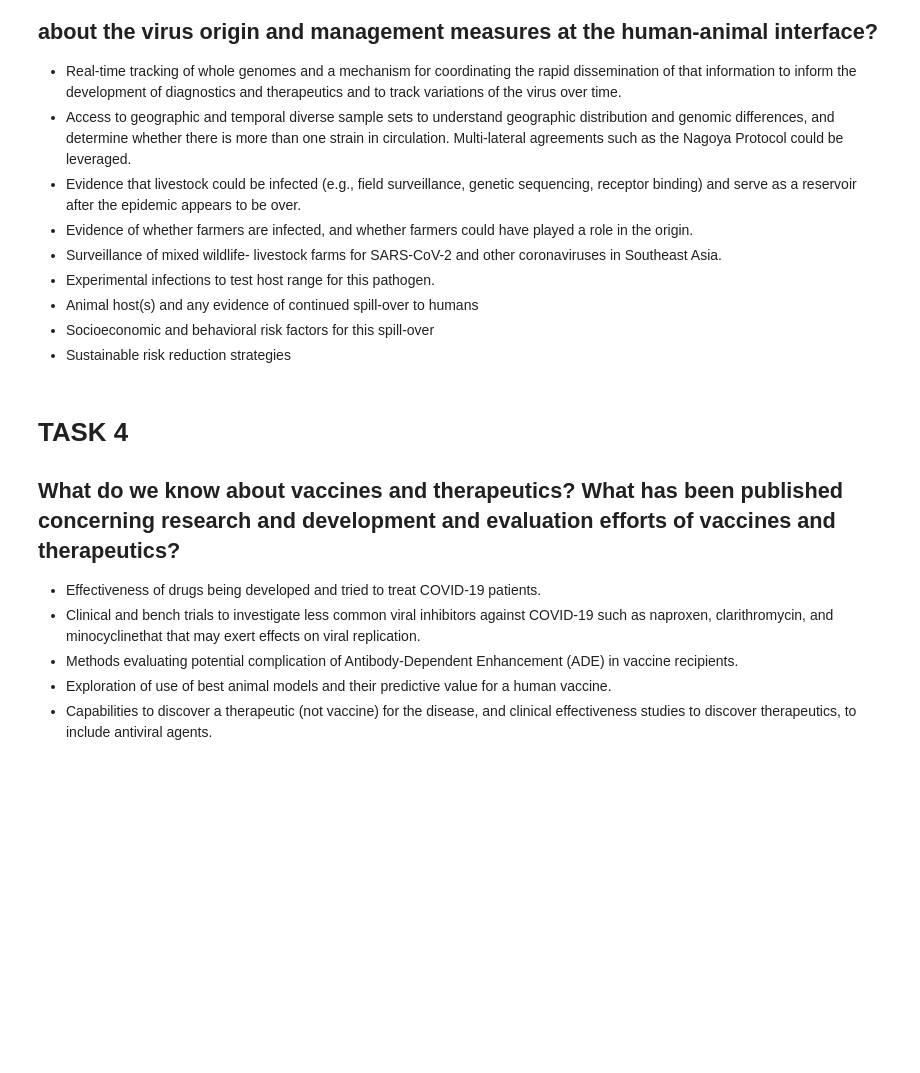
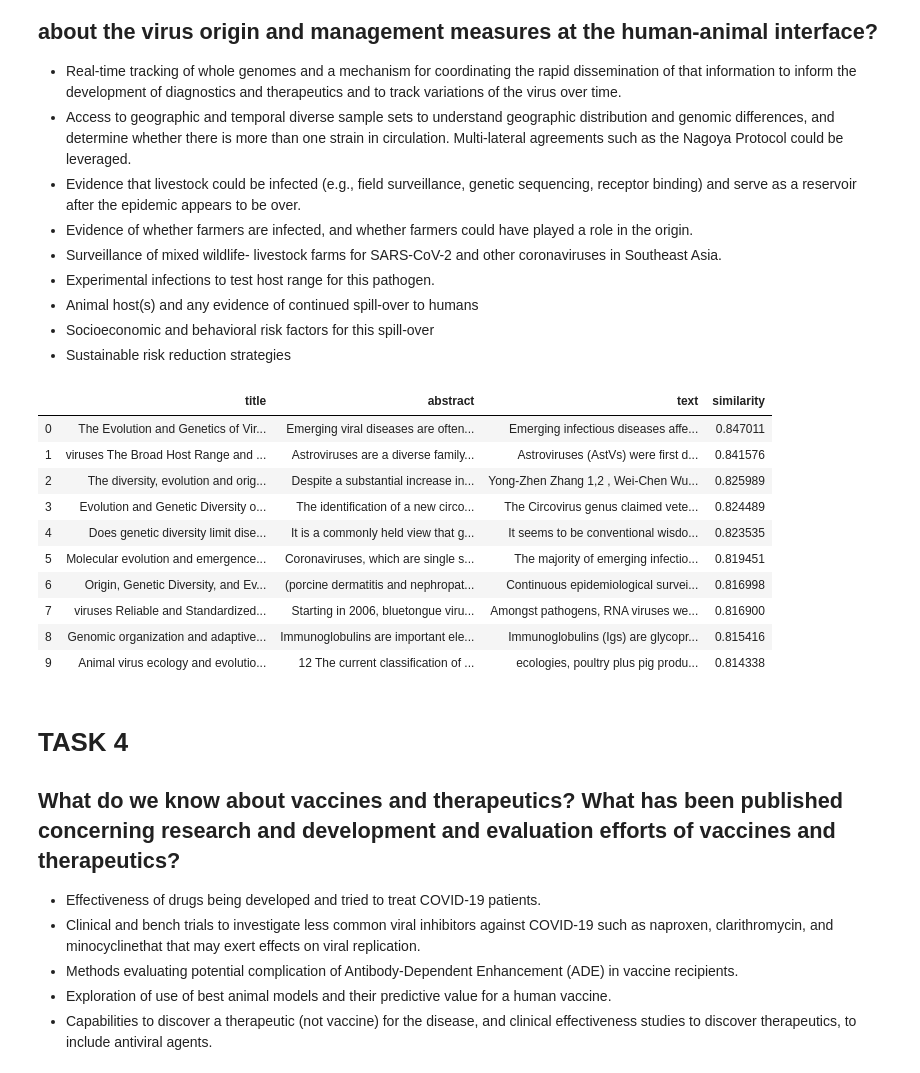
Before and after one commit to tableClothed/COVID-challenge, a Jupyter notebook: nlp.ipynb, the cells around one changed output. Cells and saved outputs as stored; diff of their text form; code cells hidden in the pictures; blank space fills up the shorter version.

```diff
--- a/nlp.ipynb
+++ b/nlp.ipynb
@@ -88,7 +118,21 @@ tags2 = nlp('risk smoking infections pregnancy fatality')
 - Socioeconomic and behavioral risk factors for this spill-over
 - Sustainable risk reduction strategies
 # %%
-tags3 = nlp('genetics origin evolution animal range host')
+tags = nlp('genetics origin evolution animal range host')
+task3 = find_similarity(tags)
+task3
+# %% [output]
+|  | title | abstract | text | similarity |
+| 0 | The Evolution and Genetics of Vir... | Emerging viral diseases are often... | Emerging infectious diseases affe... | 0.847011 |
+| 1 | viruses The Broad Host Range and ... | Astroviruses are a diverse family... | Astroviruses (AstVs) were first d... | 0.841576 |
+| 2 | The diversity, evolution and orig... | Despite a substantial increase in... | Yong-Zhen Zhang 1,2 , Wei-Chen Wu... | 0.825989 |
+| 3 | Evolution and Genetic Diversity o... | The identification of a new circo... | The Circovirus genus claimed vete... | 0.824489 |
+| 4 | Does genetic diversity limit dise... | It is a commonly held view that g... | It seems to be conventional wisdo... | 0.823535 |
+| 5 | Molecular evolution and emergence... | Coronaviruses, which are single s... | The majority of emerging infectio... | 0.819451 |
+| 6 | Origin, Genetic Diversity, and Ev... | (porcine dermatitis and nephropat... | Continuous epidemiological survei... | 0.816998 |
+| 7 | viruses Reliable and Standardized... | Starting in 2006, bluetongue viru... | Amongst pathogens, RNA viruses we... | 0.816900 |
+| 8 | Genomic organization and adaptive... | Immunoglobulins are important ele... | Immunoglobulins (Igs) are glycopr... | 0.815416 |
+| 9 | Animal virus ecology and evolutio... | 12 The current classification of ... | ecologies, poultry plus pig produ... | 0.814338 |
 # %% [markdown]
 # TASK 4
 ## What do we know about vaccines and therapeutics? What has been published concerning research and development and evaluation efforts of vaccines and therapeutics?
```
Also changed, not shown: parts of 14 cells of this notebook, 11 other files.
